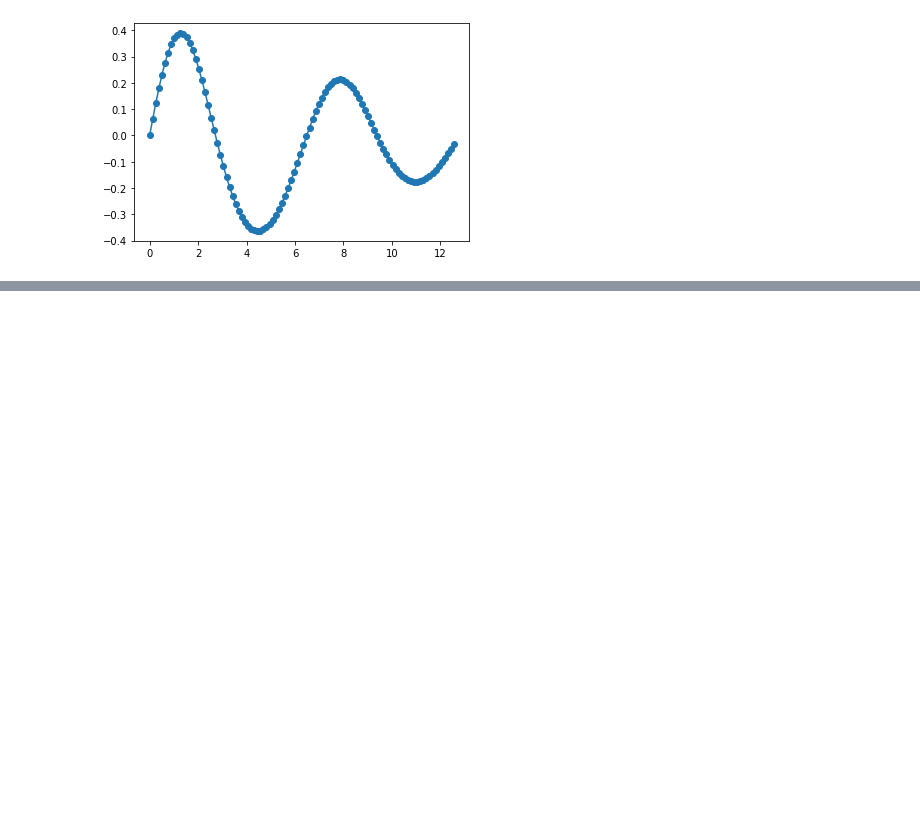
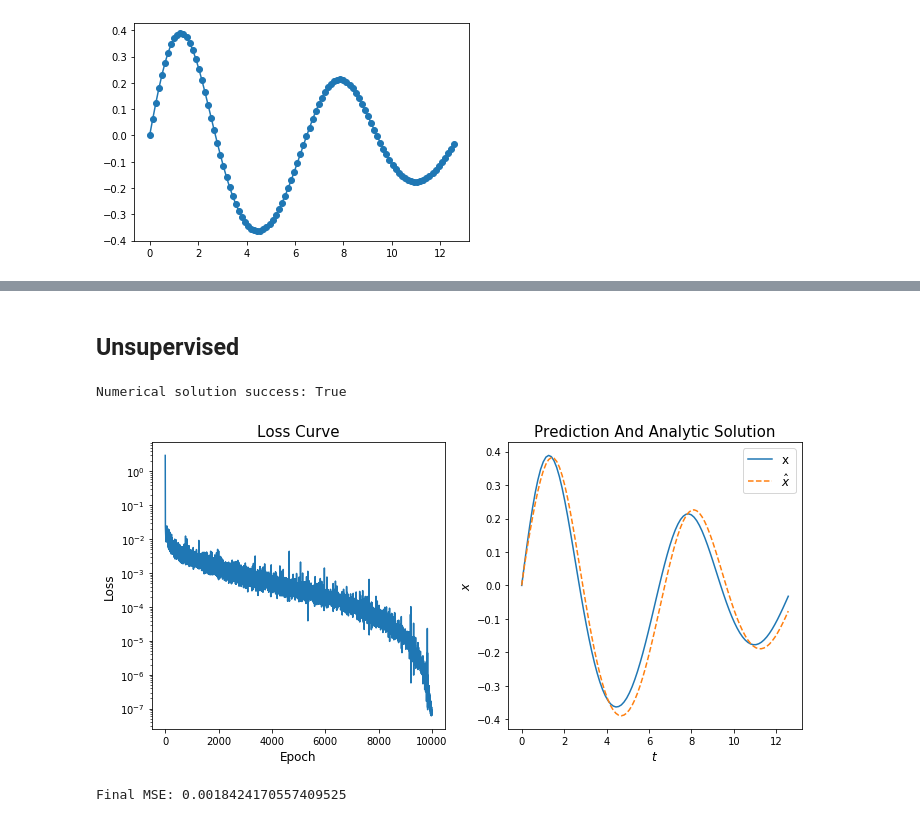
Before and after one commit to dylanrandle/denn, a Jupyter notebook: notebooks/NLO.ipynb, the cells around one changed output, grey strips where cells are left out. Drawn from its saved outputs; the diff is of its cells as text; code cells hidden in the pictures; blank space fills up the shorter version.

```diff
--- a/notebooks/NLO.ipynb
+++ b/notebooks/NLO.ipynb
@@ -40,0 +81,9 @@ from denn.utils import Generator
+# %% [markdown]
+## Unsupervised
+# %%
+resgnet = Generator(n_hidden_units=N_HIDDEN, n_hidden_layers=N_LAYERS, residual=True, output_tan=True)
+unsup_res = train_MSE(resgnet, method='unsupervised', niters=N_ITERS, nperiods=N_PERIODS, make_plot=True)
+# %% [output]
+Numerical solution success: True
+[figure, added]
+Final MSE: 0.0018424170557409525
```
Also changed, not shown: parts of 13 cells of this notebook, 5 other files.
